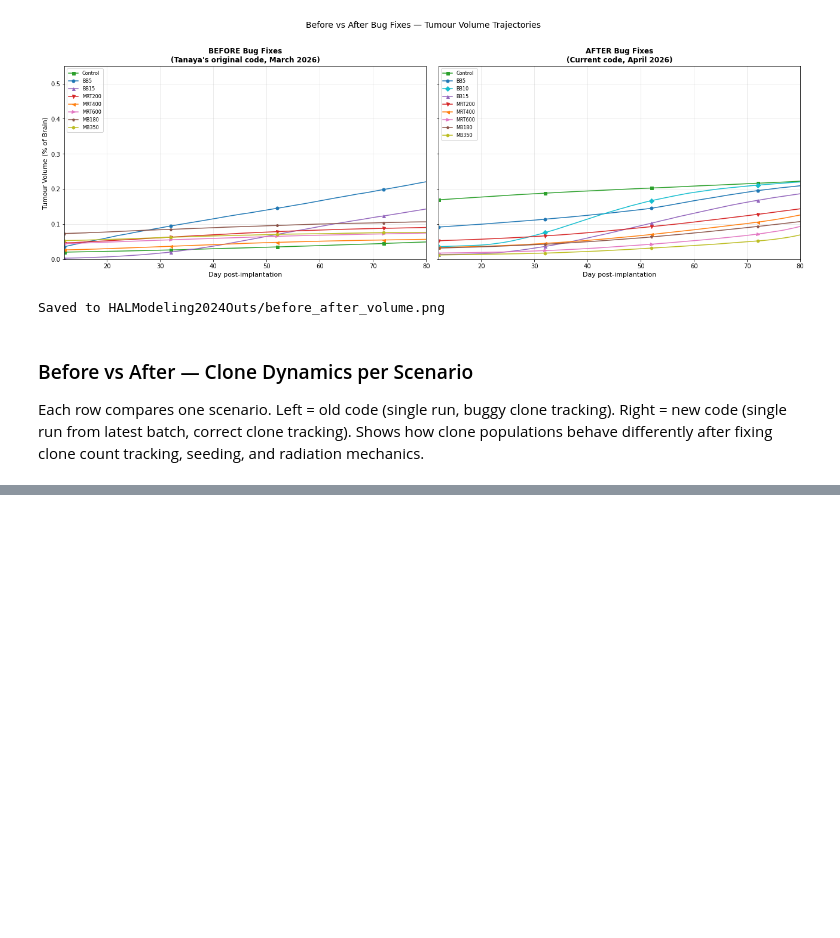
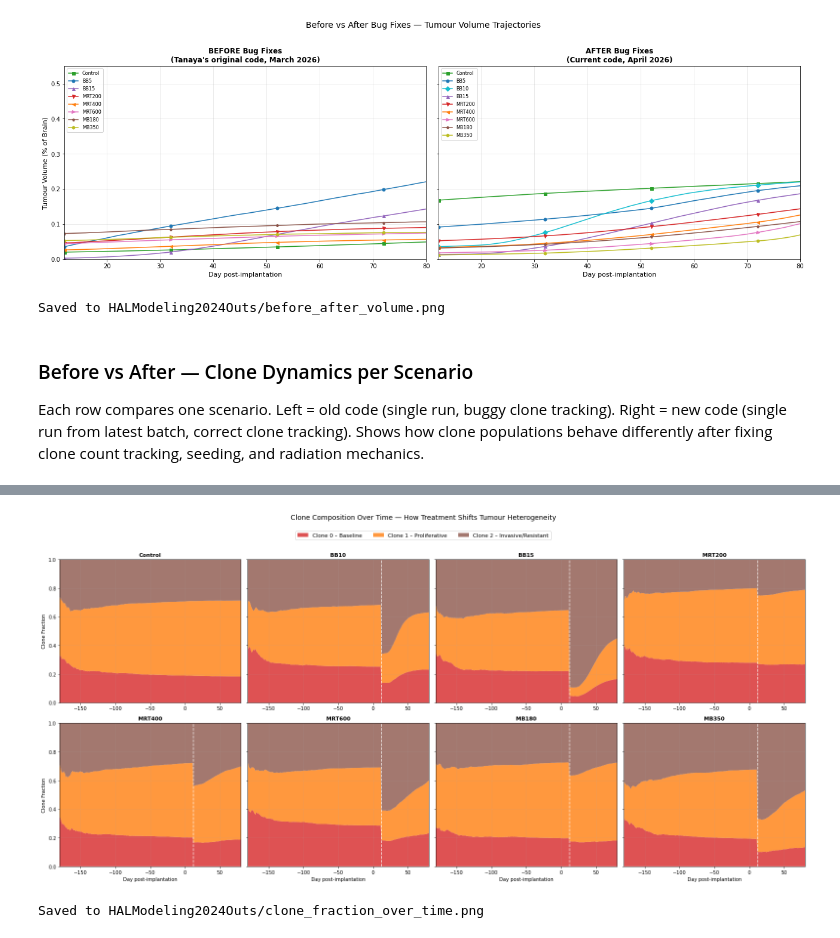
Before and after one commit to NafisaMaliat/GBM_Radiotherapy_ABM, a Jupyter notebook: GBM_SimulationResults.ipynb, the cells around one changed output, grey strips where cells are left out. Cells and saved outputs as stored; diff of their text form; code cells hidden in the pictures; blank space fills up the shorter version.

```diff
--- a/GBM_SimulationResults.ipynb
+++ b/GBM_SimulationResults.ipynb
@@ -817,0 +953,75 @@ Saved to HALModeling2024Outs/before_after_clones.png
+# %%
+# --- Clone fraction over time: stacked area plots ---
+# Shows how the PROPORTION of each clone changes over the simulation.
+# In Control, Clone 1 (Proliferative) gradually dominates because it divides faster.
+# After radiation, Clone 2 (Resistant) gains share — its low alpha means
+# radiation kills fewer of its cells, so it survives better.
+fraction_scenarios = ["Control", "BB10", "BB15", "MRT200", "MRT400", "MRT600", "MB180", "MB350"]
+
+# 2x4 grid of stacked area plots, one per scenario
+fig, axes = plt.subplots(2, 4, figsize=(22, 10), sharey=True)
+axes = axes.flatten()  # flatten so we can index with a single integer
+
+for idx, scen in enumerate(fraction_scenarios):
+    ax = axes[idx]
+
+    # Load trial CSVs for this scenario (with date filter)
+    folder = os.path.join(BASE_DIR, f"Scenario{scen}")
+    csv_files = sorted(glob.glob(os.path.join(folder, "TrialRunCounts_*.csv")))
+    filtered = [f for f in csv_files if os.path.basename(f).split('_')[1] >= "20260415"]
+
+    if not filtered:
+        ax.set_title(f'{scen} (no data)', fontsize=10)
+        continue
+
+    trials = [pd.read_csv(f) for f in filtered]
+    min_len = min(len(df) for df in trials)
+
+    # Average each clone's cell count across all 10 trials
+    clone0 = np.mean([df['TumorClone0'].values[:min_len] for df in trials], axis=0)
+    clone1 = np.mean([df['TumorClone1'].values[:min_len] for df in trials], axis=0)
+    clone2 = np.mean([df['TumorClone2'].values[:min_len] for df in trials], axis=0)
+    total = clone0 + clone1 + clone2
+
+    # Convert counts to fractions (each clone / total tumour)
+    # np.where avoids division by zero in early timesteps before the tumour seeds
+    safe_total = np.where(total > 0, total, 1)
+    frac0 = clone0 / safe_total
+    frac1 = clone1 / safe_total
+    frac2 = clone2 / safe_total
+
+    timesteps = trials[0]['Timestep'].values[:min_len]
+    days = timestep_to_day(timesteps)
+
+    # stackplot draws coloured bands stacked on top of each other (sums to 1.0)
+    ax.stackplot(days, frac0, frac1, frac2,
+                 labels=CLONE_LABELS if idx == 0 else [None]*3,  # legend only on first panel
+                 colors=CLONE_COLORS, alpha=0.8)
+
+    # White dashed line marks radiation day (not shown for Control — no radiation)
+    if scen != "Control":
+        ax.axvline(x=RADIATION_DAY, color='white', linestyle='--', linewidth=1.5, alpha=0.8)
+
+    ax.set_title(scen, fontsize=11, fontweight='bold')
+    ax.set_xlim(-180, 80)
+    ax.set_ylim(0, 1)        # fractions always between 0 and 1
+    if idx % 4 == 0:         # only label y-axis on leftmost panels
+        ax.set_ylabel('Clone Fraction', fontsize=10)
+    if idx >= 4:              # only label x-axis on bottom row
+        ax.set_xlabel('Day post-implantation', fontsize=10)
+    ax.grid(True, alpha=0.2)
+
+# Single shared legend at the top of the figure
+handles, labels = axes[0].get_legend_handles_labels()
+fig.legend(handles, labels, loc='upper center', ncol=3, fontsize=11,
+           bbox_to_anchor=(0.5, 1.02))
+
+fig.suptitle('Clone Composition Over Time \u2014 How Treatment Shifts Tumour Heterogeneity',
+             fontsize=14, y=1.06)
+plt.tight_layout()
+plt.savefig('HALModeling2024Outs/clone_fraction_over_time.png', dpi=200, bbox_inches='tight')
+plt.show()
+print("Saved to HALModeling2024Outs/clone_fraction_over_time.png")
+# %% [output]
+[figure, added]
+Saved to HALModeling2024Outs/clone_fraction_over_time.png
```
Also changed, not shown: parts of 29 cells of this notebook, 21 other files.
